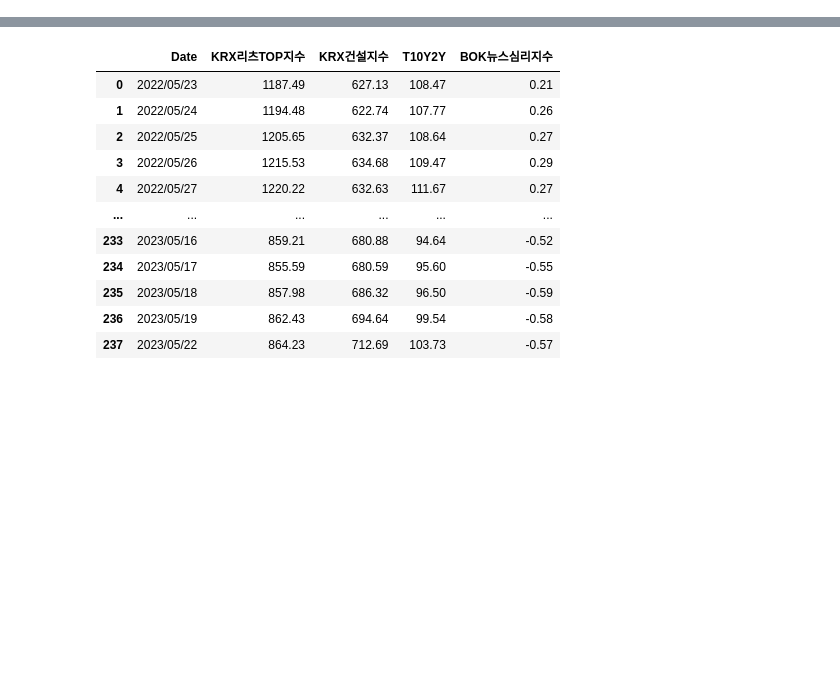
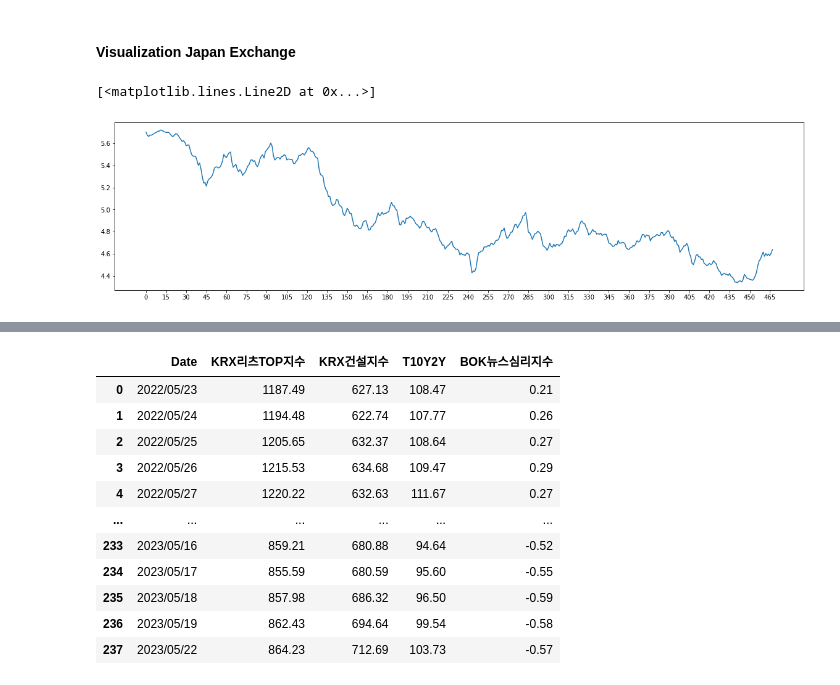
Before and after one commit to ssongssong00/Finance_Time_series, a Jupyter notebook: Problem set 4_201921527.ipynb, the cells around one changed output, grey strips where cells are left out. Saved outputs shown, nothing was run; the diff lists cells and outputs as text; code cells hidden in the pictures; blank space fills up the shorter version.

```diff
--- a/Problem set 4_201921527.ipynb
+++ b/Problem set 4_201921527.ipynb
@@ -0,0 +23,2 @@
+# %%
+df = pd.read_csv('COINT_PPP.csv')
@@ -0,0 +53,10 @@
+# %%
+df_a = df[['JAPANEX', 'JAPANCPI', 'USCPI']]
+
+df_a.dropna(inplace = True)
+
+df_a['JAPANEX'] = np.log(df_a['JAPANEX'])
+df_a['JAPANCPI'] = np.log(df_a['JAPANCPI'])
+df_a['USCPI'] = np.log(df_a['USCPI'])
+
+df_a
@@ -0,0 +77,9 @@
+# %% [markdown]
+#### Visualization Japan Exchange
+# %%
+plt.figure(figsize=(20,5))
+plt.xticks(np.arange(0,468,15))
+plt.plot(df_a['JAPANEX'])
+# %% [output]
+[<matplotlib.lines.Line2D at 0x...>]
+[figure, added]
```
Also changed, not shown: parts of 39 cells of this notebook, 2 other files.
